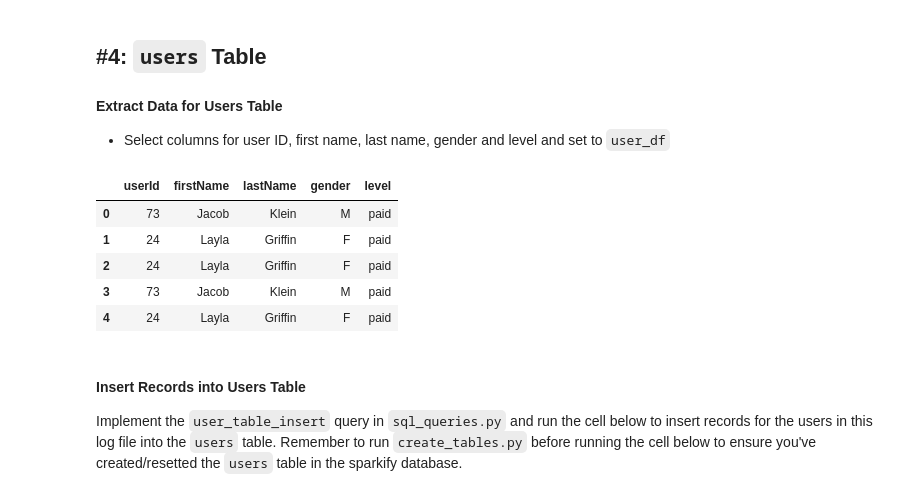
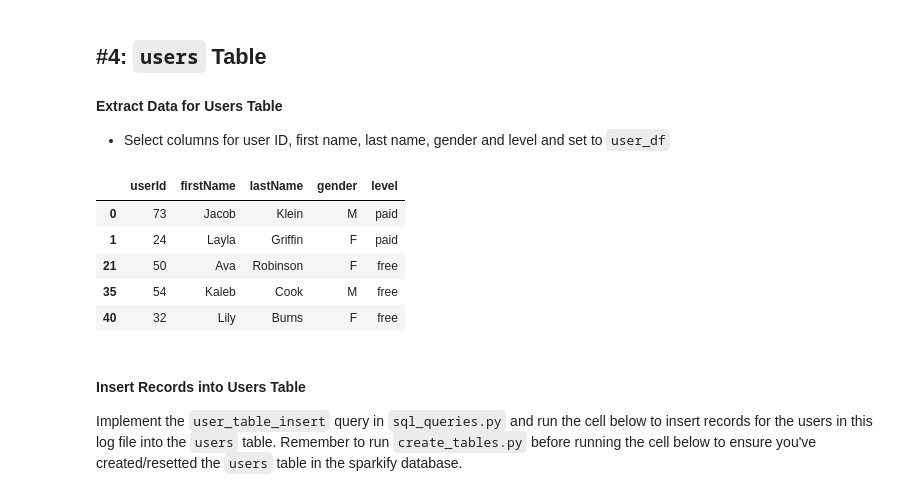
Before and after one commit to icenamor/Data-Science, a Jupyter notebook: Postgres/etl.ipynb, the cells around one changed output. Drawn from its saved outputs; the diff is of its cells as text; code cells hidden in the pictures.

```diff
--- a/Postgres/etl.ipynb
+++ b/Postgres/etl.ipynb
@@ -176,15 +175,15 @@ Run `test.ipynb` to see if you've successfully added records to this table.
 #### Extract Data for Users Table
 - Select columns for user ID, first name, last name, gender and level and set to `user_df`
 # %%
-user_df = df[['userId', 'firstName','lastName','gender','level']]
+user_df = df.filter(['userId', 'firstName', 'lastName', 'gender', 'level']).drop_duplicates()
 user_df.head()
 # %% [output]
 |  | userId | firstName | lastName | gender | level |
 | 0 | 73 | Jacob | Klein | M | paid |
 | 1 | 24 | Layla | Griffin | F | paid |
-| 2 | 24 | Layla | Griffin | F | paid |
-| 3 | 73 | Jacob | Klein | M | paid |
-| 4 | 24 | Layla | Griffin | F | paid |
+| 21 | 50 | Ava | Robinson | F | free |
+| 35 | 54 | Kaleb | Cook | M | free |
+| 40 | 32 | Lily | Burns | F | free |
 # %% [markdown]
 #### Insert Records into Users Table
 Implement the `user_table_insert` query in `sql_queries.py` and run the cell below to insert records for the users in this log file into the `users` table. Remember to run `create_tables.py` before running the cell below to ensure you've created/resetted the `users` table in the sparkify database.
```
Also changed, not shown: parts of 3 cells of this notebook, 1 other file.
